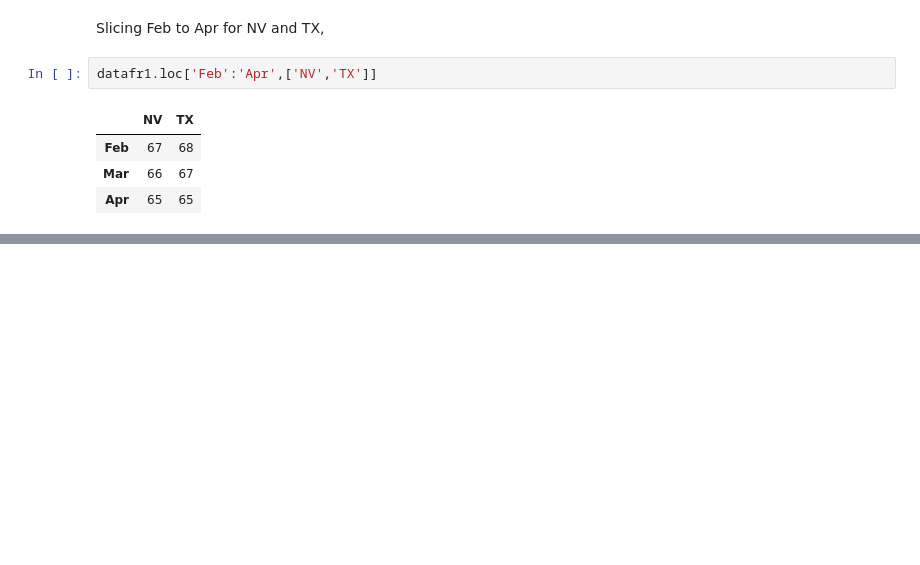
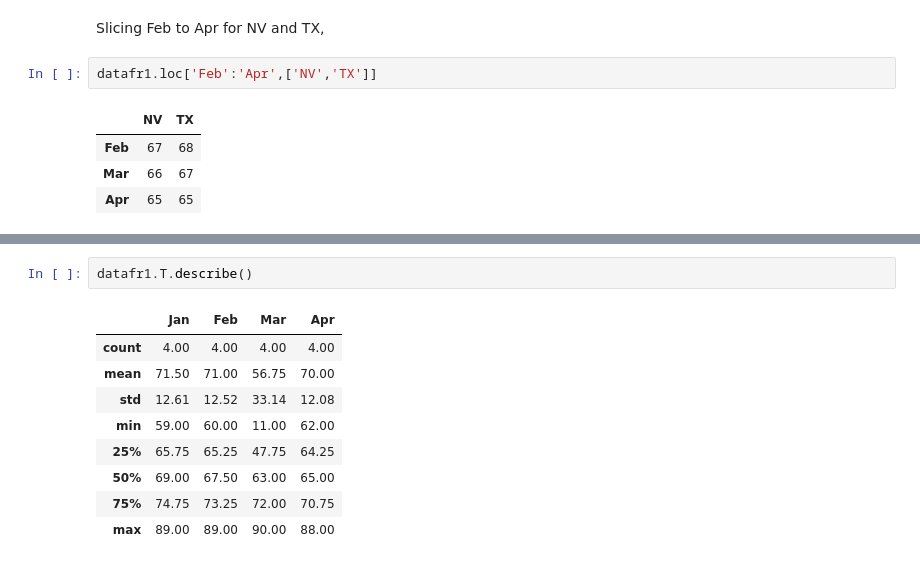
Before and after one commit to alej0ai/python_course, a Jupyter notebook: 6 - Arrays with NumPy.ipynb, the cells around one changed output, grey strips where cells are left out. Drawn from its saved outputs; the diff is of its cells as text; blank space fills up the shorter version.

```diff
--- a/6 - Arrays with NumPy.ipynb
+++ b/6 - Arrays with NumPy.ipynb
@@ -565,0 +656,12 @@ datafr1.loc['Feb':'Apr',['NV','TX']]
+# %%
+datafr1.T.describe()
+# %% [output]
+|  | Jan | Feb | Mar | Apr |
+| count | 4.00 | 4.00 | 4.00 | 4.00 |
+| mean | 71.50 | 71.00 | 56.75 | 70.00 |
+| std | 12.61 | 12.52 | 33.14 | 12.08 |
+| min | 59.00 | 60.00 | 11.00 | 62.00 |
+| 25% | 65.75 | 65.25 | 47.75 | 64.25 |
+| 50% | 69.00 | 67.50 | 63.00 | 65.00 |
+| 75% | 74.75 | 73.25 | 72.00 | 70.75 |
+| max | 89.00 | 89.00 | 90.00 | 88.00 |
```
Also changed, not shown: parts of 24 cells of this notebook.
